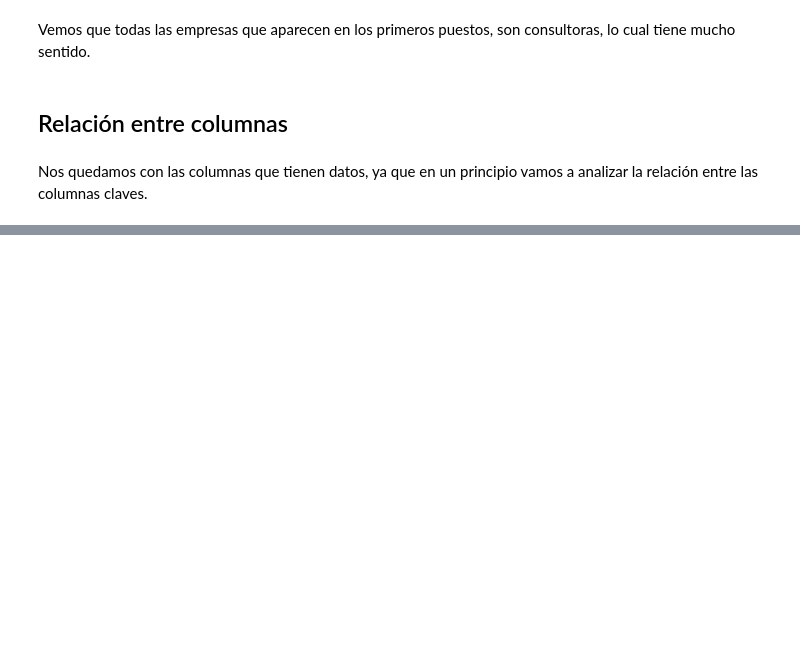
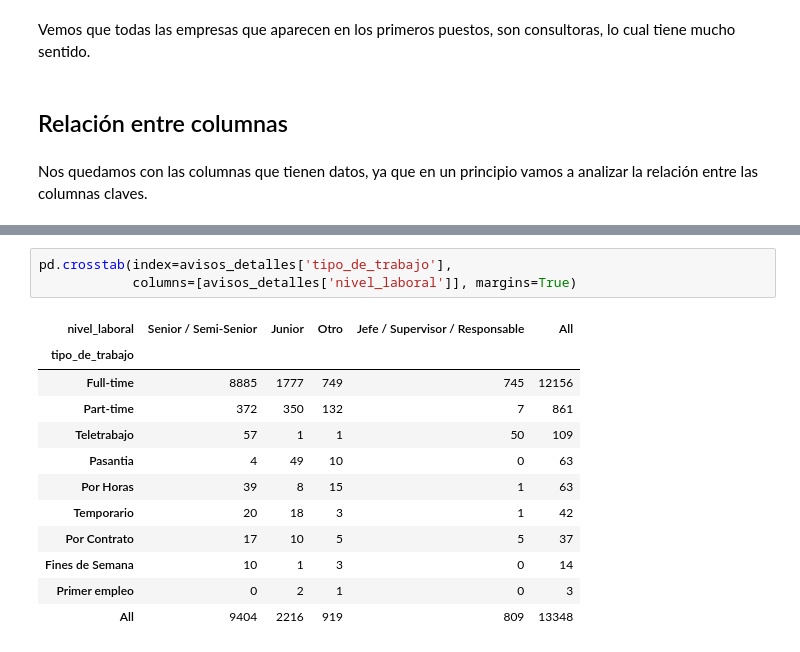
Before and after one commit to LuuPesado/TPsDatos_1C2018, a Jupyter notebook: Avisos_detalles.ipynb, the cells around one changed output, grey strips where cells are left out. Drawn from its saved outputs; the diff is of its cells as text; blank space fills up the shorter version.

```diff
--- a/Avisos_detalles.ipynb
+++ b/Avisos_detalles.ipynb
@@ -392,0 +430,16 @@ Nos quedamos con las columnas que tienen datos, ya que en un principio vamos a a
+# %%
+pd.crosstab(index=avisos_detalles['tipo_de_trabajo'],
+            columns=[avisos_detalles['nivel_laboral']], margins=True)
+# %% [output]
+| nivel_laboral | Senior / Semi-Senior | Junior | Otro | Jefe / Supervisor / Responsable | All |
+| tipo_de_trabajo |  |  |  |  |  |
+| Full-time | 8885 | 1777 | 749 | 745 | 12156 |
+| Part-time | 372 | 350 | 132 | 7 | 861 |
+| Teletrabajo | 57 | 1 | 1 | 50 | 109 |
+| Pasantia | 4 | 49 | 10 | 0 | 63 |
+| Por Horas | 39 | 8 | 15 | 1 | 63 |
+| Temporario | 20 | 18 | 3 | 1 | 42 |
+| Por Contrato | 17 | 10 | 5 | 5 | 37 |
+| Fines de Semana | 10 | 1 | 3 | 0 | 14 |
+| Primer empleo | 0 | 2 | 1 | 0 | 3 |
+| All | 9404 | 2216 | 919 | 809 | 13348 |
```
Also changed, not shown: parts of 13 cells of this notebook.
